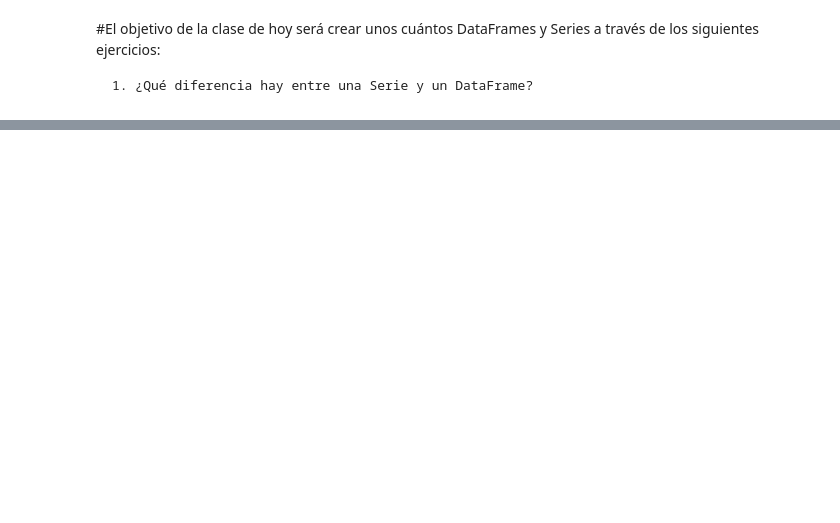
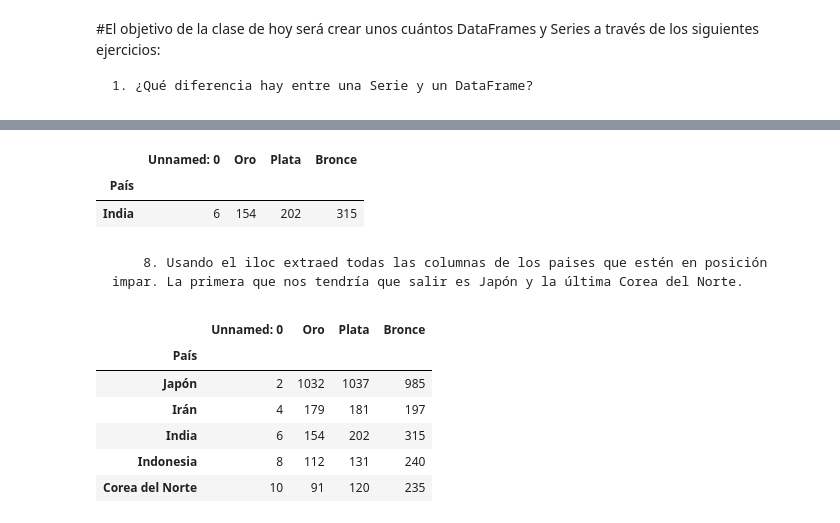
Before and after one commit to Adalab/promo-d-da-modulo2-sprint1-anabelen-silvia, a Jupyter notebook: ejercicio1/ejercicio1-pandas1.ipynb, the cells around one changed output, grey strips where cells are left out. Cells and saved outputs as stored; diff of their text form; code cells hidden in the pictures; blank space fills up the shorter version.

```diff
--- a/ejercicio1/ejercicio1-pandas1.ipynb
+++ b/ejercicio1/ejercicio1-pandas1.ipynb
@@ -39,0 +216,18 @@
+# %%
+df.iloc[[5]]
+# %% [output]
+|  | Unnamed: 0 | Oro | Plata | Bronce |
+| País |  |  |  |  |
+| India | 6 | 154 | 202 | 315 |
+# %% [markdown]
+        8. Usando el iloc extraed todas las columnas de los paises que estén en posición impar. La primera que nos tendría que salir es Japón y la última Corea del Norte.
+# %%
+df.iloc[1:10:2]
+# %% [output]
+|  | Unnamed: 0 | Oro | Plata | Bronce |
+| País |  |  |  |  |
+| Japón | 2 | 1032 | 1037 | 985 |
+| Irán | 4 | 179 | 181 | 197 |
+| India | 6 | 154 | 202 | 315 |
+| Indonesia | 8 | 112 | 131 | 240 |
+| Corea del Norte | 10 | 91 | 120 | 235 |
```
Also changed, not shown: parts of 57 cells of this notebook.
